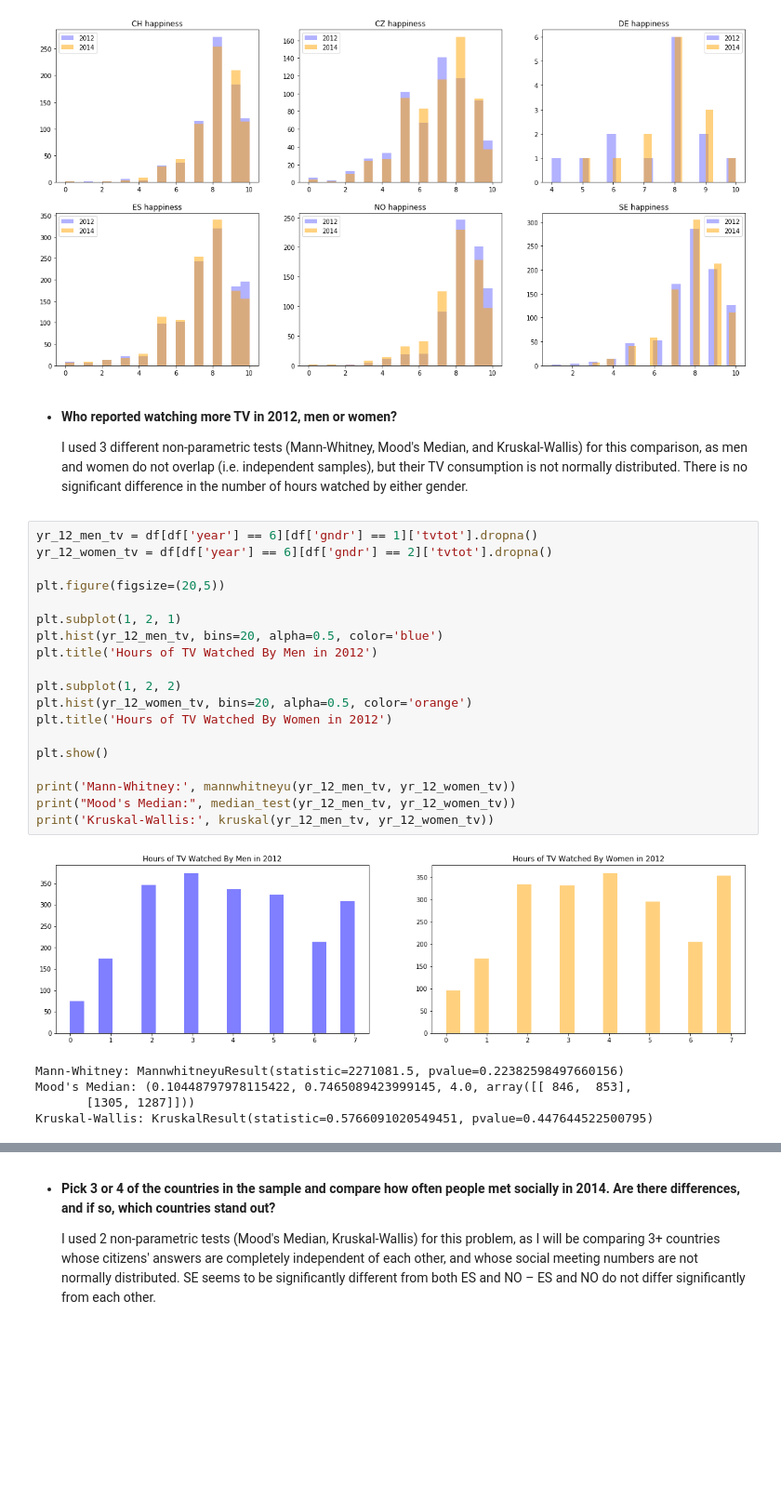
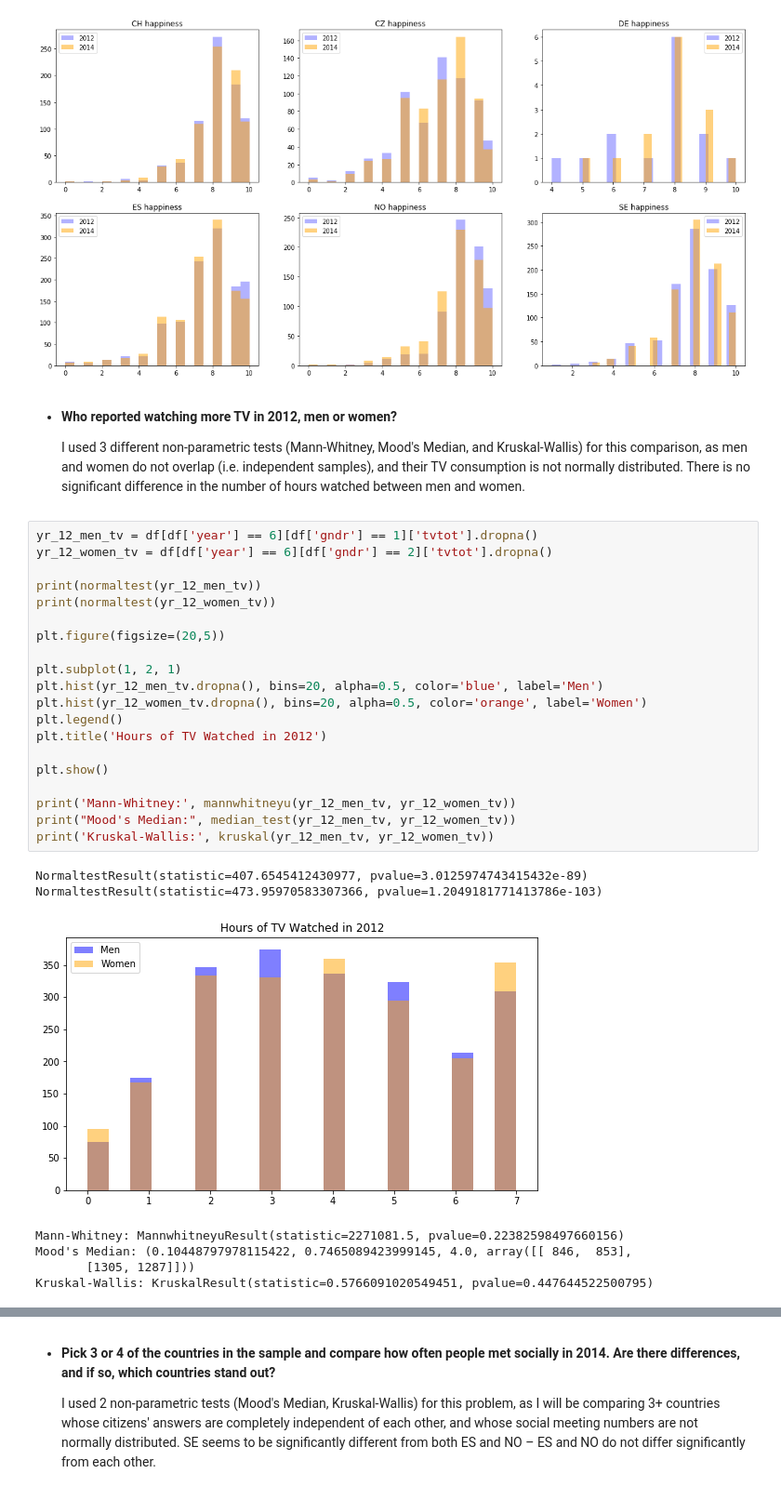
Before and after one commit to esthersweon/thinkful, a Jupyter notebook: main/unit_5/lesson_5_project_4.ipynb, the cells around one changed output, grey strips where cells are left out. Shown at 93% size. Saved outputs shown, nothing was run; the diff lists cells and outputs as text; blank space fills up the shorter version.

Commit message:
Made changes to parametric tests exercise

```diff
--- a/main/unit_5/lesson_5_project_4.ipynb
+++ b/main/unit_5/lesson_5_project_4.ipynb
@@ -164,32 +160,35 @@ for idx, cntry in enumerate(df['cntry'].unique()):
 # %% [markdown]
 - __Who reported watching more TV in 2012, men or women?__
 
-    I used 3 different non-parametric tests (Mann-Whitney, Mood's Median, and Kruskal-Wallis) for this comparison, as men and women do not overlap (i.e. independent samples), but their TV consumption is not normally distributed. There is no significant difference in the number of hours watched by either gender.
+    I used  3 different non-parametric tests (Mann-Whitney, Mood's Median, and Kruskal-Wallis) for this comparison, as men and women do not overlap (i.e. independent samples), and their TV consumption is not normally distributed. There is no significant difference in the number of hours watched between men and women.
 # %%
 yr_12_men_tv = df[df['year'] == 6][df['gndr'] == 1]['tvtot'].dropna()
 yr_12_women_tv = df[df['year'] == 6][df['gndr'] == 2]['tvtot'].dropna()
 
+print(normaltest(yr_12_men_tv))
+print(normaltest(yr_12_women_tv))
+
 plt.figure(figsize=(20,5))
 
 plt.subplot(1, 2, 1)
-plt.hist(yr_12_men_tv, bins=20, alpha=0.5, color='blue')
-plt.title('Hours of TV Watched By Men in 2012')
-
-plt.subplot(1, 2, 2)
-plt.hist(yr_12_women_tv, bins=20, alpha=0.5, color='orange')
-plt.title('Hours of TV Watched By Women in 2012')
+plt.hist(yr_12_men_tv.dropna(), bins=20, alpha=0.5, color='blue', label='Men')
+plt.hist(yr_12_women_tv.dropna(), bins=20, alpha=0.5, color='orange', label='Women')
+plt.legend()
+plt.title('Hours of TV Watched in 2012')
 
 plt.show()
 
 print('Mann-Whitney:', mannwhitneyu(yr_12_men_tv, yr_12_women_tv))
 print("Mood's Median:", median_test(yr_12_men_tv, yr_12_women_tv))
 print('Kruskal-Wallis:', kruskal(yr_12_men_tv, yr_12_women_tv))
 # %% [output]
+NormaltestResult(statistic=407.6545412430977, pvalue=3.0125974743415432e-89)
+NormaltestResult(statistic=473.95970583307366, pvalue=1.2049181771413786e-103)
-[figure, old version]
+[figure, new version]
-Mann-Whitney: MannwhitneyuResult(statistic=2271081.5, pvalue=0.22382598497660156)
-Mood's Median: (0.10448797978115422, 0.7465089423999145, 4.0, array([[ 846,  853],
-       [1305, 1287]]))
-Kruskal-Wallis: KruskalResult(statistic=0.5766091020549451, pvalue=0.447644522500795)
+Mann-Whitney: MannwhitneyuResult(statistic=2271081.5, pvalue=0.22382598497660156)
+Mood's Median: (0.10448797978115422, 0.7465089423999145, 4.0, array([[ 846,  853],
+       [1305, 1287]]))
+Kruskal-Wallis: KruskalResult(statistic=0.5766091020549451, pvalue=0.447644522500795)
 # %% [markdown]
 - __Who was more likely to believe people were fair in 2012, people living with a partner or people living alone?__
 
```
Also changed, not shown: parts of 4 cells of this notebook.
